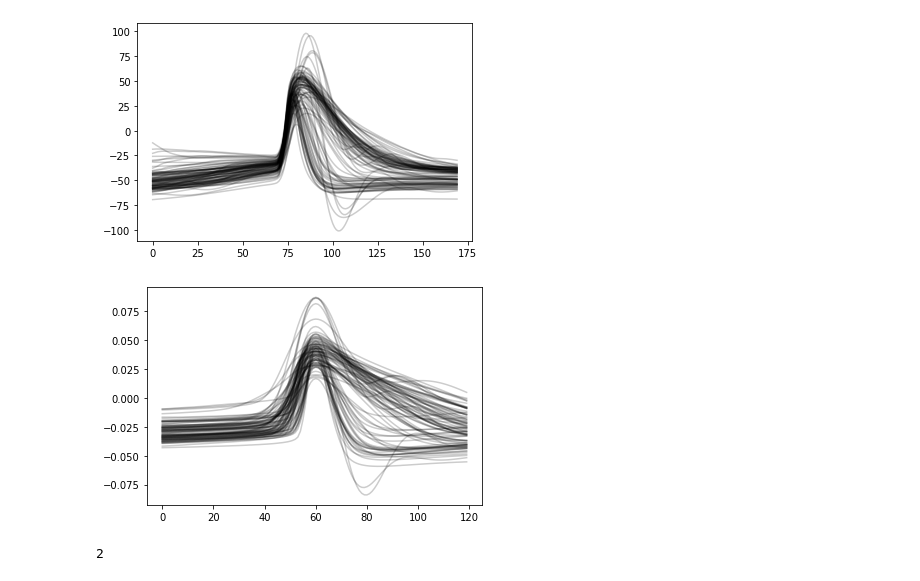
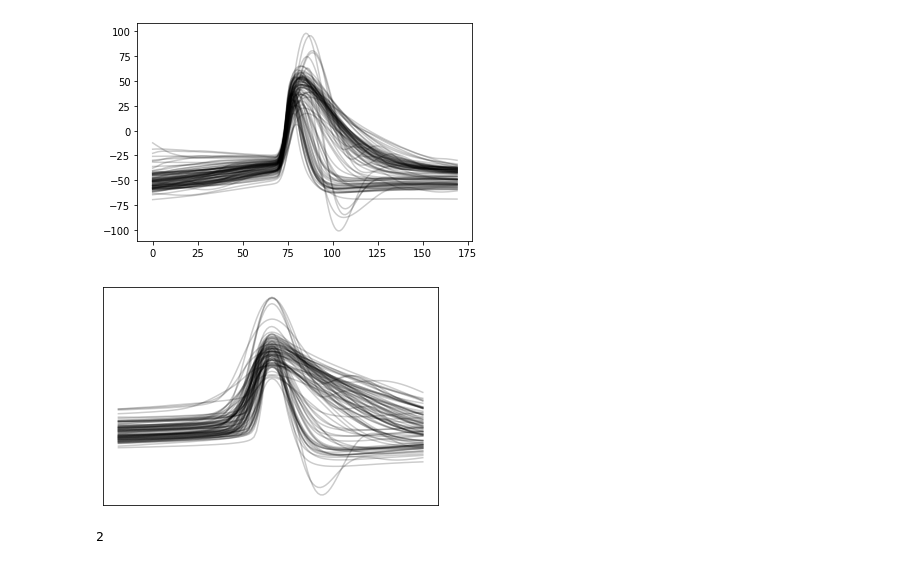
Before and after one commit to Nishant-codex/single_cell_analysis, a Jupyter notebook: notebooks/UMAP_Louvan_Niccolo.ipynb, the cells around one changed output. Saved outputs shown, nothing was run; the diff lists cells and outputs as text; code cells hidden in the pictures.

Commit message:
updated with partitioned data

```diff
--- a/notebooks/UMAP_Louvan_Niccolo.ipynb
+++ b/notebooks/UMAP_Louvan_Niccolo.ipynb
@@ -239,14 +239,18 @@ plt.show()
 # %%
 data_wave_CC = pd.read_pickle('D:/CurrentClamp/CC_waveforms.pkl')
 data_wave_CC.columns = ['waveforms', 'trial','exp_name']
 data_wave_CC.exp_name = [i[:-3] for i in data_wave_CC.exp_name]
 data_wave_CC  = data_wave_CC[data_wave_CC.exp_name.isin(data_wave_FN.exp_name)]
 data_wave_CC = data_wave_CC.drop_duplicates('exp_name')
 fig = plt.Figure(figsize=[10,10])
-plt.plot(np.vstack(data_wave_CC['waveforms']).T,c='k',alpha=0.2)
+plt.plot(np.arange(0,120/20,1/20),np.vstack(data_wave_CC['waveforms']).T,c='k',alpha=0.2)
+# plt.xlabel('ms')
+plt.xticks([])
+plt.yticks([])
+
 plt.show()
 # %% [output]
-[figure, old version]
+[figure, new version]
 # %%
 waves = normalize(np.vstack(data_wave_CC['waveforms']))
 lables_wave,mapper,reducer = plot_UMAP_clusters_single(waves,
```
Also changed, not shown: parts of 8 cells of this notebook, 4 other files.
